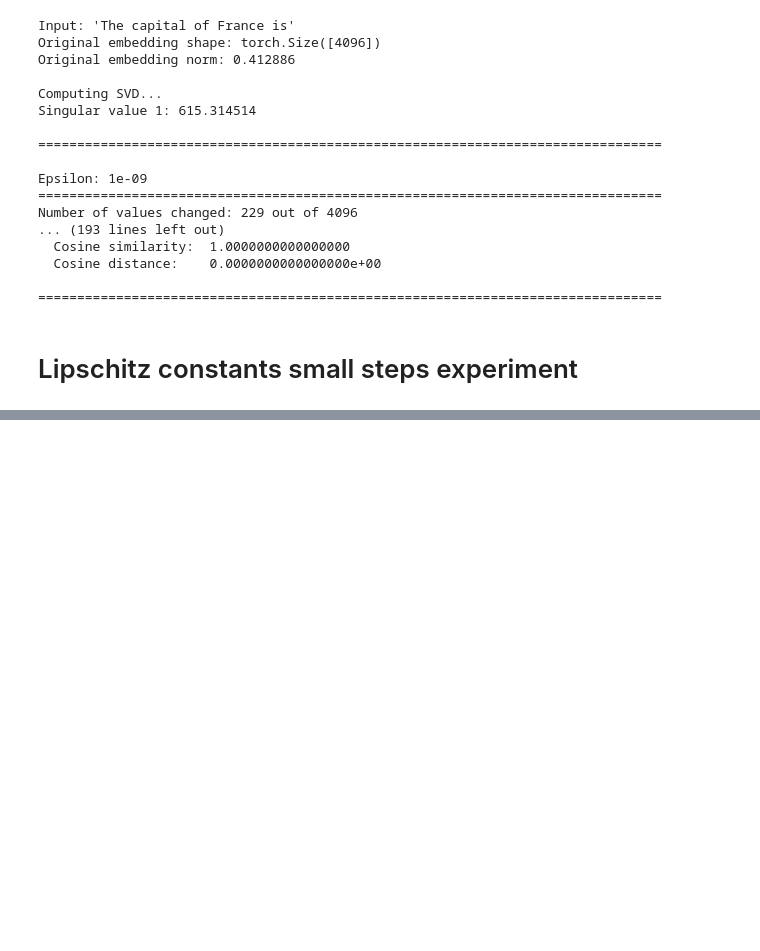
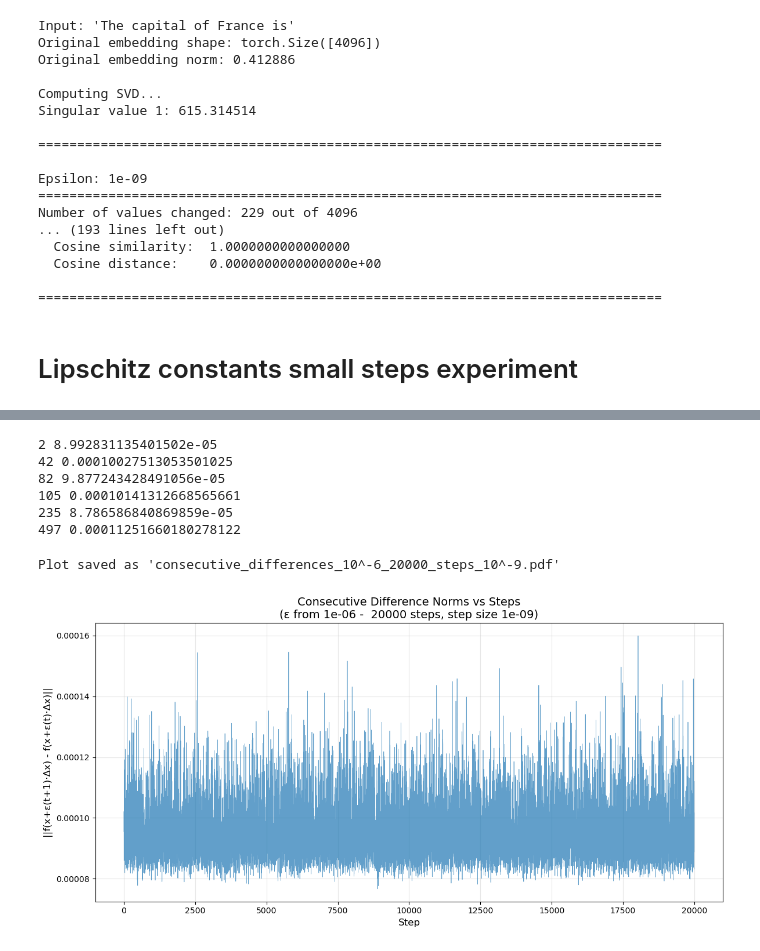
Before and after one commit to thechashi/llm_rounding_error_instability, a Jupyter notebook: notebooks/lpt_logits_probs_experiments.ipynb, the cells around one changed output, grey strips where cells are left out. Drawn from its saved outputs; the diff is of its cells as text; code cells hidden in the pictures; blank space fills up the shorter version.

```diff
--- a/notebooks/lpt_logits_probs_experiments.ipynb
+++ b/notebooks/lpt_logits_probs_experiments.ipynb
@@ -1428,0 +1423,27 @@ Complete data saved as 'consecutive_differences_complete_10^-6_to_10^-6+10^-9.np
+# %%
+for i in range(500):
+    if difference_norms[i] != 0:
+        print(i, difference_norms[i])
+# %% [output]
+2 8.992831135401502e-05
+42 0.00010027513053501025
+82 9.877243428491056e-05
+105 0.00010141312668565661
+235 8.786586840869859e-05
+497 0.00011251660180278122
+# %%
+# Plot
+plt.figure(figsize=(12, 6))
+plt.plot(range(len(difference_norms)), difference_norms, linewidth=0.5, alpha=0.7)
+plt.xlabel('Step', fontsize=12)
+plt.ylabel('||f(x+ε(t+1)·Δx) - f(x+ε(t)·Δx)||', fontsize=12)
+plt.title(f'Consecutive Difference Norms vs Steps\n(ε from {epsilon_start} -  {total_steps} steps, step size {epsilon_step})', fontsize=14)
+plt.grid(True, alpha=0.3)
+plt.tight_layout()
+
+# Save as PDF
+plt.savefig(f'consecutive_differences_{experiment}.pdf', dpi=300, bbox_inches='tight')
+print(f"\nPlot saved as 'consecutive_differences_{experiment}.pdf'")
+# %% [output]
+Plot saved as 'consecutive_differences_10^-6_20000_steps_10^-9.pdf'
+[figure, added]
```
Also changed, not shown: parts of 1 cell of this notebook, 3 other files.
